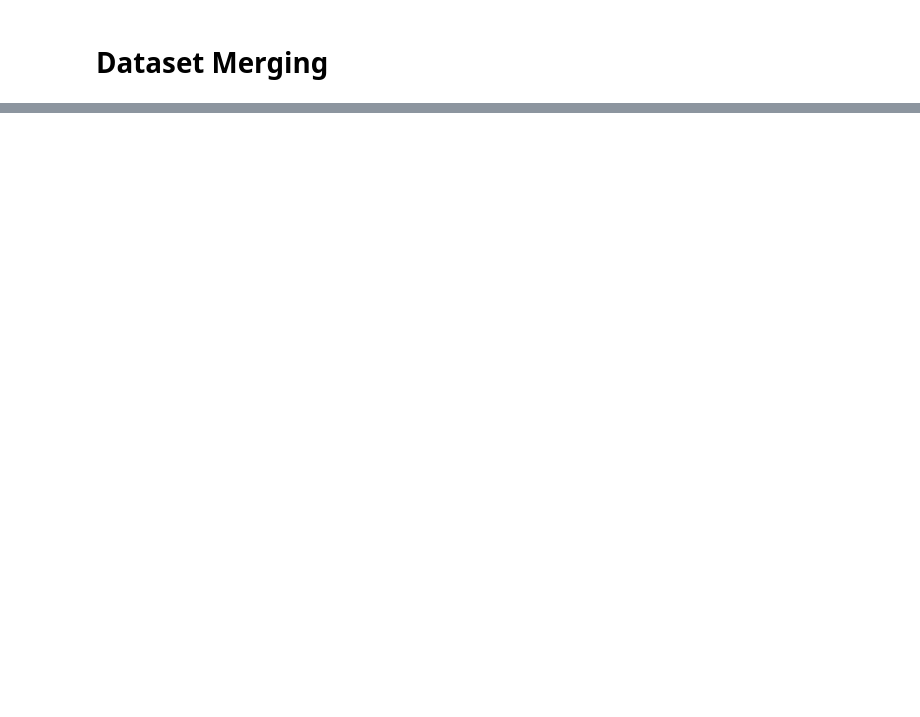
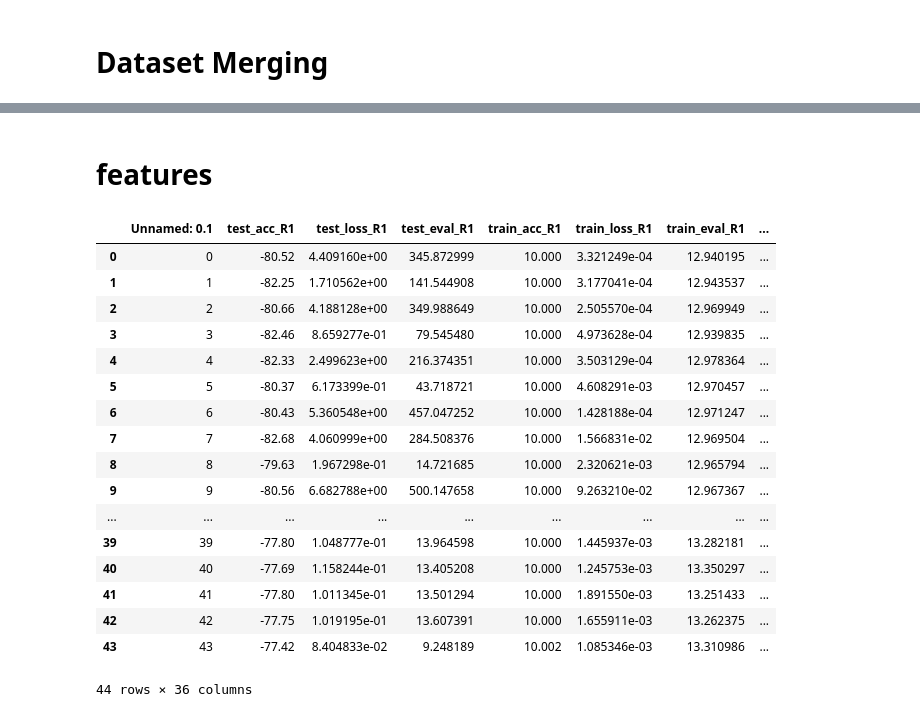
Before and after one commit to jpcosec/Memoria, a Jupyter notebook: Viz.ipynb, the cells around one changed output, grey strips where cells are left out. Cells and saved outputs as stored; diff of their text form; code cells hidden in the pictures; blank space fills up the shorter version.

```diff
--- a/Viz.ipynb
+++ b/Viz.ipynb
@@ -79,0 +297,63 @@ db[test_acc_R01	] test_acc_R01
+# %% [markdown]
+# features
+# %%
+import pandas as pd
+
+def load_Feat_data(folder="./Cifar10/ResNet101/exp7/students",center=True):
+    data = pd.read_csv(folder+"/summary.csv")
+    data = data[data["student"] != 'EfficientNetB0']
+    accs = {'Model':['MobileNet','ResNet18','ResNet101'],
+                      'ce_train':[95.73,98.15,98.52],
+                      'ce_test':[87.8,90.58,90.68]}
+    if center:
+        phase="test"
+        d=dict(list(zip(accs['Model'],accs['ce_%s'%phase])))
+        data['%s_acc'%phase]-=[d[i] for i in data['student']]
+
+
+
+
+    return data#[data["last_layer"]!="KD_CE"]
+
+
+def h_merge_Feat(center=True):
+    drop_cols="test_teacher/acc train_teacher/acc lr	epochs	train_batch_size teacher pre	test_batch_size resume epoch last_layer  teacher_layer student_layer".split()
+    merge_on='student distillation layer'.split()
+
+    d1=load_Feat_data(folder="./Cifar10/ResNet101/exp7/students",center=center)
+    d1=d1[d1["last_layer"]!="KD_CE"]
+    d1=d1[d1["distillation"]!="nst_gauss"]
+    #return d1.sort_values(by=["distillation","layer"])
+    #d1.drop(drop_cols+['lambda'],axis=1)
+    #print(d1.columns)
+    d2=load_Feat_data(folder="./Cifar10/ResNet101/exp4/students",center=center).drop(drop_cols,axis=1)
+    #print(d2.columns)
+    d3=load_Feat_data(folder="./Cifar10/ResNet101/exp5/students",center=center).drop(drop_cols+['student last_layer'],axis=1)
+    #print(d3)
+    db=d3.merge(d2,on=merge_on,suffixes=('_R1','_R01')).drop(['Unnamed: 0_R01','Unnamed: 0_R1'],axis=1)
+    #print(db['student'])
+    db=db.merge(d1,on=merge_on)#.drop(['Unnamed: 0','Unnamed: 0.1_x','Unnamed: 0.1_y'],axis=1)
+
+    return db
+
+#load_Feat_data(folder="./Cifar10/ResNet101/exp5/students",center=True).drop(drop_cols,axis=1)
+h_merge_Feat()
+# %% [output]
+|  | Unnamed: 0.1 | test_acc_R1 | test_loss_R1 | test_eval_R1 | train_acc_R1 | train_loss_R1 | train_eval_R1 | ... |
+| 0 | 0 | -80.52 | 4.409160e+00 | 345.872999 | 10.000 | 3.321249e-04 | 12.940195 | ... |
+| 1 | 1 | -82.25 | 1.710562e+00 | 141.544908 | 10.000 | 3.177041e-04 | 12.943537 | ... |
+| 2 | 2 | -80.66 | 4.188128e+00 | 349.988649 | 10.000 | 2.505570e-04 | 12.969949 | ... |
+| 3 | 3 | -82.46 | 8.659277e-01 | 79.545480 | 10.000 | 4.973628e-04 | 12.939835 | ... |
+| 4 | 4 | -82.33 | 2.499623e+00 | 216.374351 | 10.000 | 3.503129e-04 | 12.978364 | ... |
+| 5 | 5 | -80.37 | 6.173399e-01 | 43.718721 | 10.000 | 4.608291e-03 | 12.970457 | ... |
+| 6 | 6 | -80.43 | 5.360548e+00 | 457.047252 | 10.000 | 1.428188e-04 | 12.971247 | ... |
+| 7 | 7 | -82.68 | 4.060999e+00 | 284.508376 | 10.000 | 1.566831e-02 | 12.969504 | ... |
+| 8 | 8 | -79.63 | 1.967298e-01 | 14.721685 | 10.000 | 2.320621e-03 | 12.965794 | ... |
+| 9 | 9 | -80.56 | 6.682788e+00 | 500.147658 | 10.000 | 9.263210e-02 | 12.967367 | ... |
+| ... | ... | ... | ... | ... | ... | ... | ... | ... |
+| 39 | 39 | -77.80 | 1.048777e-01 | 13.964598 | 10.000 | 1.445937e-03 | 13.282181 | ... |
+| 40 | 40 | -77.69 | 1.158244e-01 | 13.405208 | 10.000 | 1.245753e-03 | 13.350297 | ... |
+| 41 | 41 | -77.80 | 1.011345e-01 | 13.501294 | 10.000 | 1.891550e-03 | 13.251433 | ... |
+| 42 | 42 | -77.75 | 1.019195e-01 | 13.607391 | 10.000 | 1.655911e-03 | 13.262375 | ... |
+| 43 | 43 | -77.42 | 8.404833e-02 | 9.248189 | 10.002 | 1.085346e-03 | 13.310986 | ... |
+44 rows × 36 columns
```
Also changed, not shown: parts of 25 cells of this notebook, 38 other files.
